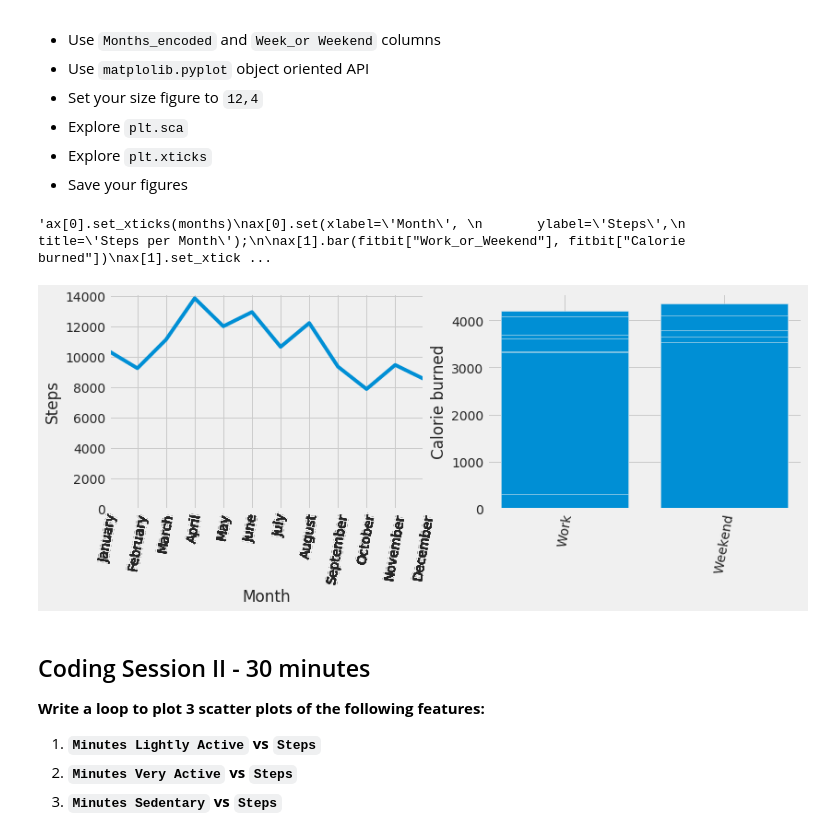
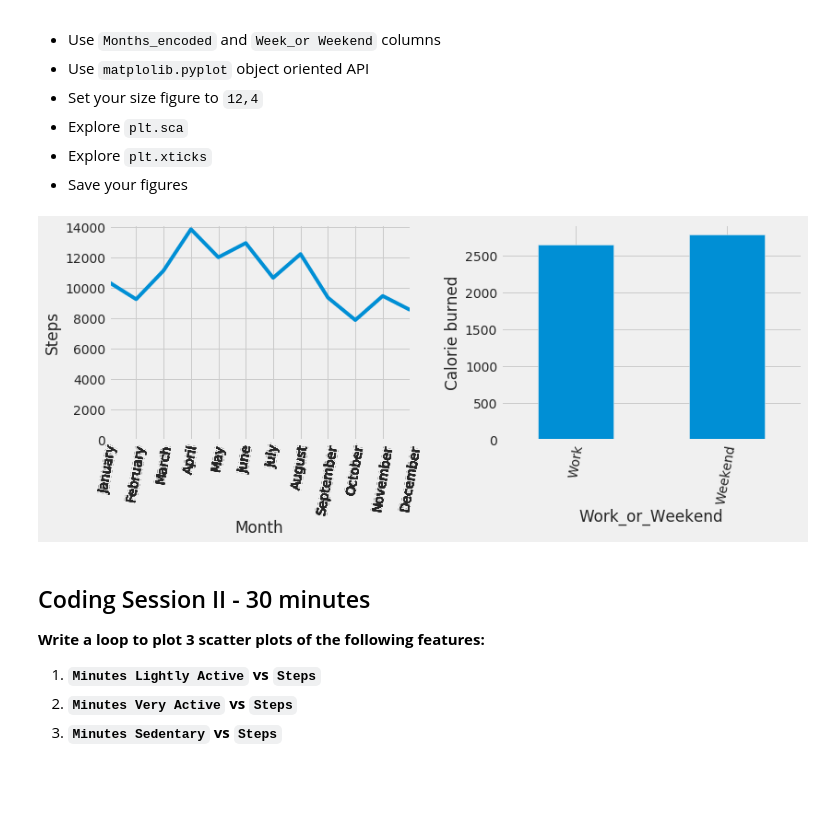
Before and after one commit to vkamg/dataptmad1019, a Jupyter notebook: module-2/lab-matplotlib-seaborn/your-code/challenge-2.ipynb, the cells around one changed output. Cells and saved outputs as stored; diff of their text form; code cells hidden in the pictures; blank space fills up the shorter version.

```diff
--- a/module-2/lab-matplotlib-seaborn/your-code/challenge-2.ipynb
+++ b/module-2/lab-matplotlib-seaborn/your-code/challenge-2.ipynb
@@ -56,35 +56,28 @@ Hints:
 # %%
 # Driver 1 enter codes here
 
 plt.style.use('fivethirtyeight')
 fig, ax = plt.subplots(ncols=2, figsize=(12, 4))
+plt.subplots_adjust(wspace=0.3)
 plt.subplot(1,2,1)
 median_steps = fitbit["Steps"].groupby(fitbit["Months_encoded"]).median()
 median_steps.plot()
 months = fitbit["Months_encoded"]
 months_label = fitbit["Months"]
 plt.xticks(months, months_label, rotation=80)
 plt.xlabel("Month")
 plt.ylabel("Steps")
 plt.yticks(np.arange(0, 16000, step=2000))
 
 plt.subplot(1,2,2)
-plt.bar(fitbit["Work_or_Weekend"], fitbit["Calorie burned"])
+calorie_mean = fitbit["Calorie burned"].groupby(fitbit["Work_or_Weekend"]).mean()
+calorie_mean.plot(kind='bar')
 work_weekend = fitbit["Work_or_Weekend"]
 ww_label = ["Weekend", "Work"]
 plt.xticks(work_weekend, ww_label, rotation=80)
 plt.ylabel("Calorie burned");
-
-'''ax[0].set_xticks(months)
-ax[0].set(xlabel='Month',
-       ylabel='Steps',
-       title='Steps per Month');
-
-ax[1].bar(fitbit["Work_or_Weekend"], fitbit["Calorie burned"])
-ax[1].set_xticks(np.arange(2),("Weekend", "Work"));'''
 # %% [output]
-'ax[0].set_xticks(months)\nax[0].set(xlabel=\'Month\', \n       ylabel=\'Steps\',\n       title=\'Steps per Month\');\n\nax[1].bar(fitbit["Work_or_Weekend"], fitbit["Calorie burned"])\nax[1].set_xtick ...
-[figure, old version]
+[figure, new version]
 # %% [markdown]
 ## Coding Session II - 30 minutes
 
```
Also changed, not shown: parts of 1 cell of this notebook, 1 other file.
